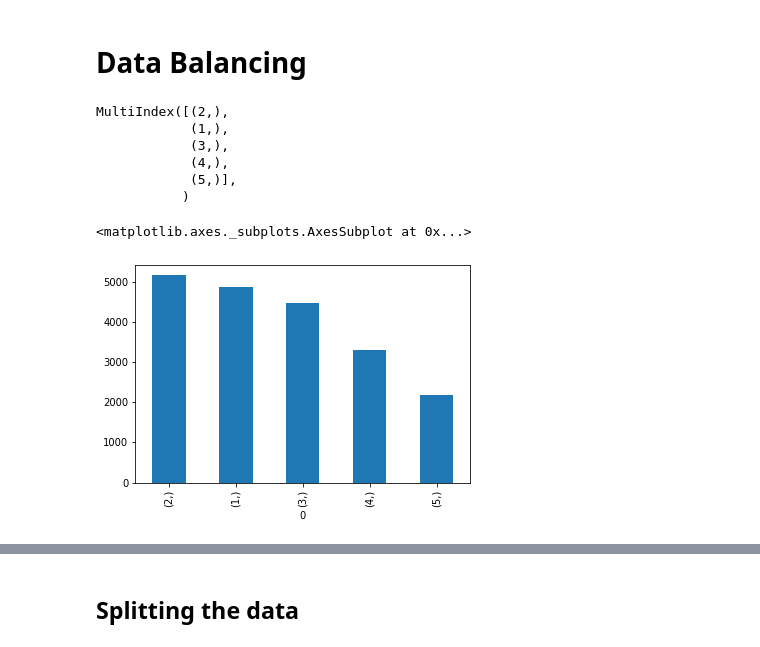
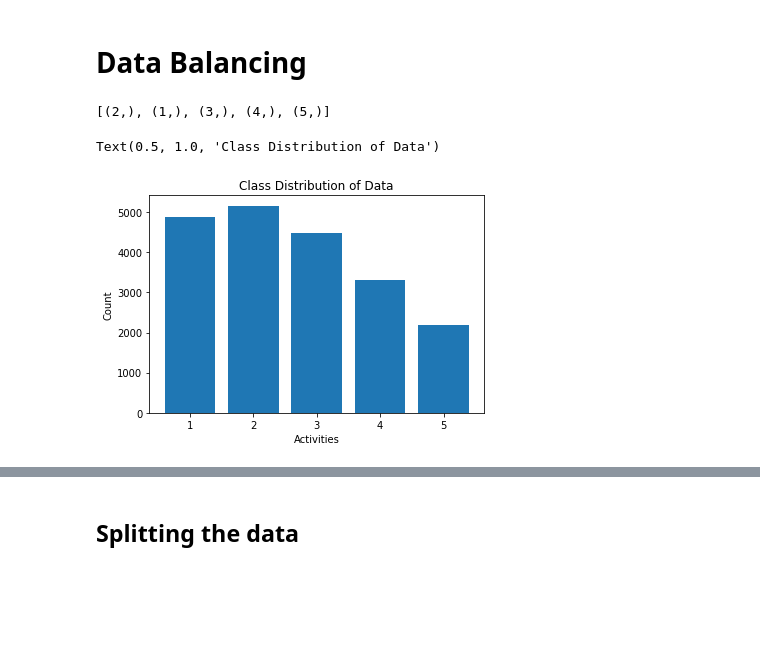
Before and after one commit to ajithpious/Colab-Notebooks, a Jupyter notebook: AI_final.ipynb, the cells around one changed output, grey strips where cells are left out. Cells and saved outputs as stored; diff of their text form; code cells hidden in the pictures; blank space fills up the shorter version.

```diff
--- a/AI_final.ipynb
+++ b/AI_final.ipynb
@@ -65,18 +25,17 @@ dtype: int64
 # %% [markdown]
 # Data Balancing
-# %%
-counts=train_y.value_counts()
-print(counts.index)
-counts.plot(kind="bar")
-# %% [output]
-MultiIndex([(2,),
-            (1,),
-            (3,),
-            (4,),
-            (5,)],
-           )
-<matplotlib.axes._subplots.AxesSubplot at 0x...>
-[figure, removed]
+# %%
+counts=train_y.value_counts()
+print(list(counts.index))
+# counts.plot(kind="bar")
+plt.bar(x=list(zip(*list(counts.index)))[0],height=counts.values)
+plt.xlabel("Activities")
+plt.ylabel("Count")
+plt.title("Class Distribution of Data")
+# %% [output]
+[(2,), (1,), (3,), (4,), (5,)]
+Text(0.5, 1.0, 'Class Distribution of Data')
+[figure, added]
 # %%
 from imblearn.under_sampling import NearMiss
 undersample = NearMiss()
```
Also changed, not shown: parts of 61 cells of this notebook.
